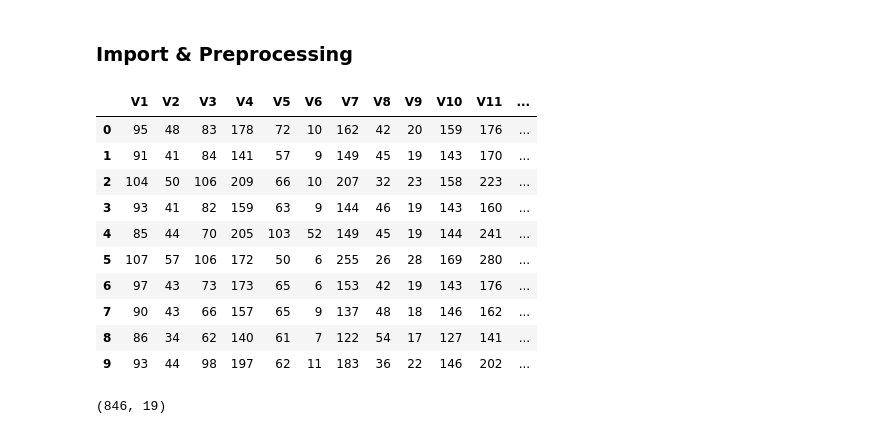
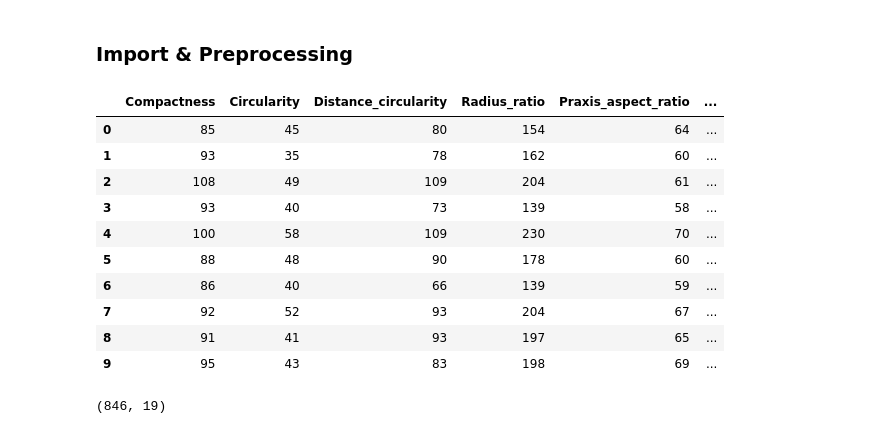
Before and after one commit to BSSB33/DSC-Lab, a Jupyter notebook: vehicle.ipynb, the cells around one changed output. Cells and saved outputs as stored; diff of their text form; code cells hidden in the pictures.

```diff
--- a/vehicle.ipynb
+++ b/vehicle.ipynb
@@ -23,20 +23,21 @@ from sklearn.ensemble import RandomForestClassifier
 ### Import & Preprocessing
 # %%
 df = pd.read_csv("vehicle.csv")
-df = df.rename({'V19': 'Y'}, axis=1)
+df = df.rename({'Class': 'Y'}, axis=1)
+df["Y"].replace({'negative' : int(0), "positive" : int(1)}, inplace=True, regex=True)
 df.head(10)
 # %% [output]
-|  | V1 | V2 | V3 | V4 | V5 | V6 | V7 | V8 | V9 | V10 | V11 | ... |
-| 0 | 95 | 48 | 83 | 178 | 72 | 10 | 162 | 42 | 20 | 159 | 176 | ... |
-| 1 | 91 | 41 | 84 | 141 | 57 | 9 | 149 | 45 | 19 | 143 | 170 | ... |
-| 2 | 104 | 50 | 106 | 209 | 66 | 10 | 207 | 32 | 23 | 158 | 223 | ... |
-| 3 | 93 | 41 | 82 | 159 | 63 | 9 | 144 | 46 | 19 | 143 | 160 | ... |
-| 4 | 85 | 44 | 70 | 205 | 103 | 52 | 149 | 45 | 19 | 144 | 241 | ... |
-| 5 | 107 | 57 | 106 | 172 | 50 | 6 | 255 | 26 | 28 | 169 | 280 | ... |
-| 6 | 97 | 43 | 73 | 173 | 65 | 6 | 153 | 42 | 19 | 143 | 176 | ... |
-| 7 | 90 | 43 | 66 | 157 | 65 | 9 | 137 | 48 | 18 | 146 | 162 | ... |
-| 8 | 86 | 34 | 62 | 140 | 61 | 7 | 122 | 54 | 17 | 127 | 141 | ... |
-| 9 | 93 | 44 | 98 | 197 | 62 | 11 | 183 | 36 | 22 | 146 | 202 | ... |
+|  | Compactness | Circularity | Distance_circularity | Radius_ratio | Praxis_aspect_ratio | ... |
+| 0 | 85 | 45 | 80 | 154 | 64 | ... |
+| 1 | 93 | 35 | 78 | 162 | 60 | ... |
+| 2 | 108 | 49 | 109 | 204 | 61 | ... |
+| 3 | 93 | 40 | 73 | 139 | 58 | ... |
+| 4 | 100 | 58 | 109 | 230 | 70 | ... |
+| 5 | 88 | 48 | 90 | 178 | 60 | ... |
+| 6 | 86 | 40 | 66 | 139 | 59 | ... |
+| 7 | 92 | 52 | 93 | 204 | 67 | ... |
+| 8 | 91 | 41 | 93 | 197 | 65 | ... |
+| 9 | 95 | 43 | 83 | 198 | 69 | ... |
 # %%
 print(df.shape)
 y = df.values[:,-1].astype(int)
```
Also changed, not shown: parts of 4 cells of this notebook, 4 other files.
